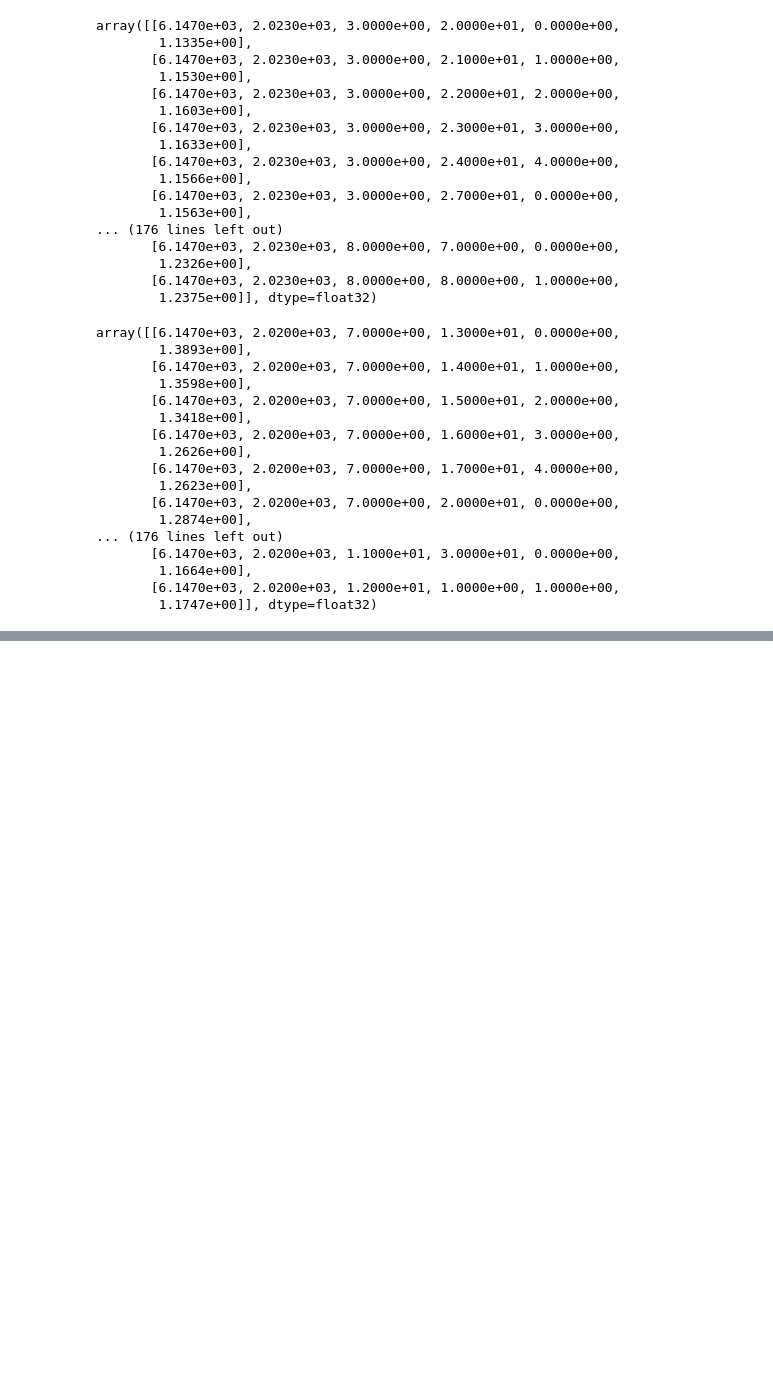
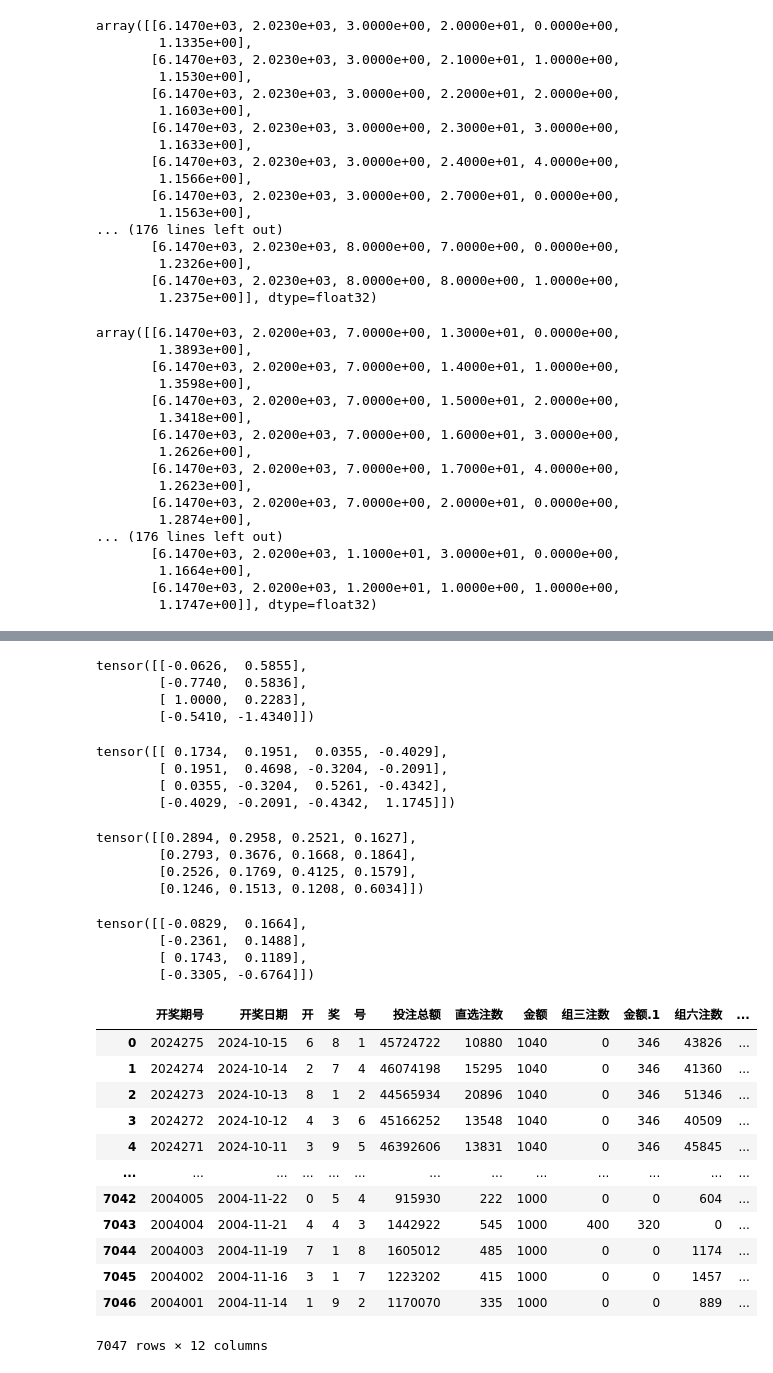
Before and after one commit to mkw659118/Extreme, a Jupyter notebook: script.ipynb, the cells around one changed output, grey strips where cells are left out. Drawn from its saved outputs; the diff is of its cells as text; code cells hidden in the pictures; blank space fills up the shorter version.

```diff
--- a/script.ipynb
+++ b/script.ipynb
@@ -132,0 +141,63 @@ array([[6.1470e+03, 2.0200e+03, 7.0000e+00, 1.3000e+01, 0.0000e+00,
+# %%
+import torch
+# a = torch.tensor([1, 1, 12, 9, 8, 2, 11], dtype=torch.float32).unsqueeze(1)  # shape (6, 1)
+a /= a.max()
+# cls = torch.randn(a.shape[-1]).unsqueeze(-1)
+cls = torch.randn(2, 2)
+a = torch.cat((cls, a), dim=0)
+dk = a.shape[-1]
+qk = torch.matmul(a, a.T) / dk  # shape (6, 6)
+weight = torch.softmax(qk, dim=-1)
+out = torch.matmul(weight, a)
+print(a)
+# %% [output]
+tensor([[-0.0626,  0.5855],
+        [-0.7740,  0.5836],
+        [ 1.0000,  0.2283],
+        [-0.5410, -1.4340]])
+# %%
+print(qk)
+# %% [output]
+tensor([[ 0.1734,  0.1951,  0.0355, -0.4029],
+        [ 0.1951,  0.4698, -0.3204, -0.2091],
+        [ 0.0355, -0.3204,  0.5261, -0.4342],
+        [-0.4029, -0.2091, -0.4342,  1.1745]])
+# %%
+print(weight)
+# %% [output]
+tensor([[0.2894, 0.2958, 0.2521, 0.1627],
+        [0.2793, 0.3676, 0.1668, 0.1864],
+        [0.2526, 0.1769, 0.4125, 0.1579],
+        [0.1246, 0.1513, 0.1208, 0.6034]])
+# %%
+
+print(out)
+# %% [output]
+tensor([[-0.0829,  0.1664],
+        [-0.2361,  0.1488],
+        [ 0.1743,  0.1189],
+        [-0.3305, -0.6764]])
+# %%
+import pandas as pd
+import numpy as np
+df = pd.read_excel('./datasets/lottery/pl3_desc.xls', header=1)
+timestamps = pd.to_datetime(df['开奖日期'])
+timestamps = np.array([[ts.year, ts.month, ts.day, ts.weekday()] for ts in timestamps])
+x = np.array(df['号']).reshape(-1, 1)
+# timestamps
+x = np.concatenate((timestamps, x), axis=-1)
+df
+# %% [output]
+|  | 开奖期号 | 开奖日期 | 开 | 奖 | 号 | 投注总额 | 直选注数 | 金额 | 组三注数 | 金额.1 | 组六注数 | ... |
+| 0 | 2024275 | 2024-10-15 | 6 | 8 | 1 | 45724722 | 10880 | 1040 | 0 | 346 | 43826 | ... |
+| 1 | 2024274 | 2024-10-14 | 2 | 7 | 4 | 46074198 | 15295 | 1040 | 0 | 346 | 41360 | ... |
+| 2 | 2024273 | 2024-10-13 | 8 | 1 | 2 | 44565934 | 20896 | 1040 | 0 | 346 | 51346 | ... |
+| 3 | 2024272 | 2024-10-12 | 4 | 3 | 6 | 45166252 | 13548 | 1040 | 0 | 346 | 40509 | ... |
+| 4 | 2024271 | 2024-10-11 | 3 | 9 | 5 | 46392606 | 13831 | 1040 | 0 | 346 | 45845 | ... |
+| ... | ... | ... | ... | ... | ... | ... | ... | ... | ... | ... | ... | ... |
+| 7042 | 2004005 | 2004-11-22 | 0 | 5 | 4 | 915930 | 222 | 1000 | 0 | 0 | 604 | ... |
+| 7043 | 2004004 | 2004-11-21 | 4 | 4 | 3 | 1442922 | 545 | 1000 | 400 | 320 | 0 | ... |
+| 7044 | 2004003 | 2004-11-19 | 7 | 1 | 8 | 1605012 | 485 | 1000 | 0 | 0 | 1174 | ... |
+| 7045 | 2004002 | 2004-11-16 | 3 | 1 | 7 | 1223202 | 415 | 1000 | 0 | 0 | 1457 | ... |
+| 7046 | 2004001 | 2004-11-14 | 1 | 9 | 2 | 1170070 | 335 | 1000 | 0 | 0 | 889 | ... |
+7047 rows × 12 columns
```
Also changed, not shown: parts of 5 cells of this notebook, 11 other files.
